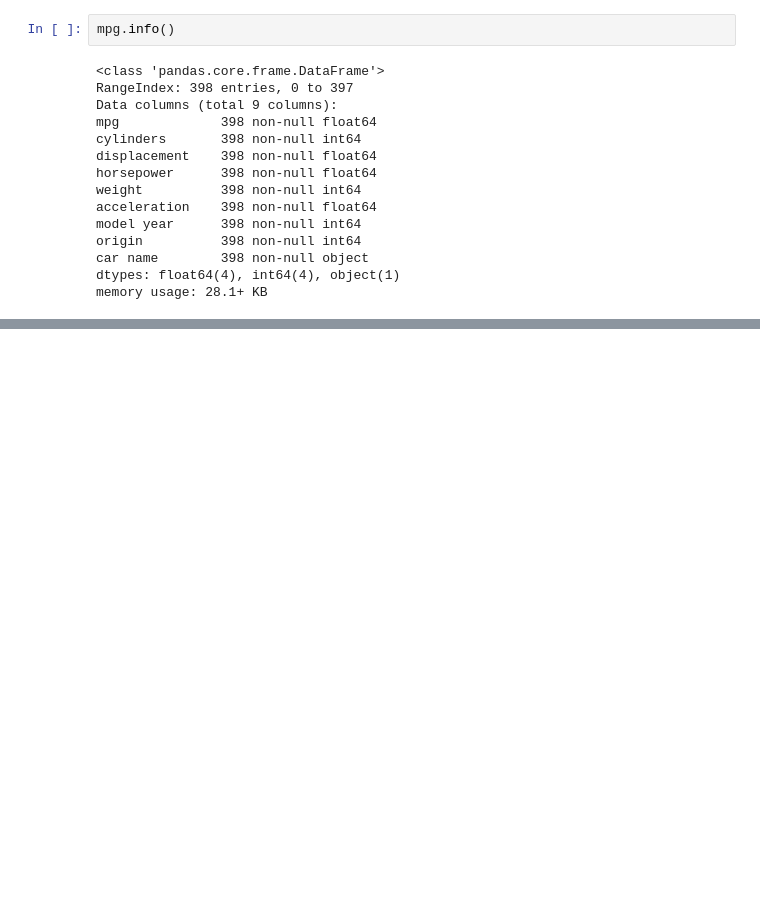
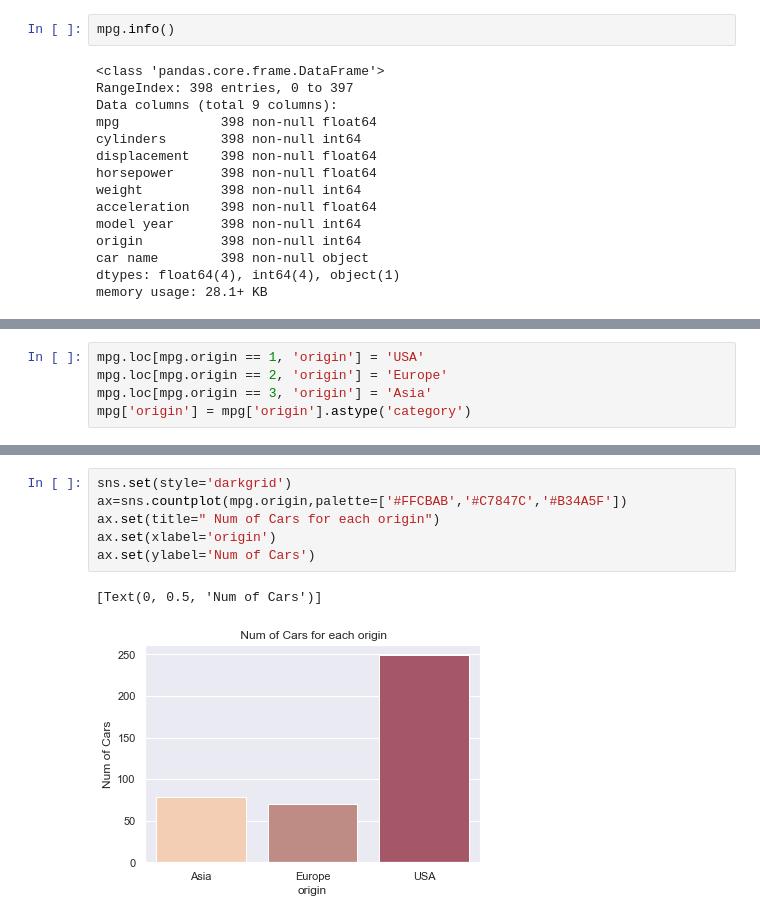
Before and after one commit to abdosabaa7/cat, a Jupyter notebook: mpg.ipynb, the cells around one changed output, grey strips where cells are left out. Drawn from its saved outputs; the diff is of its cells as text; blank space fills up the shorter version.

```diff
--- a/mpg.ipynb
+++ b/mpg.ipynb
@@ -95,0 +100,5 @@ memory usage: 28.1+ KB
+# %%
+mpg.loc[mpg.origin == 1, 'origin'] = 'USA'
+mpg.loc[mpg.origin == 2, 'origin'] = 'Europe'
+mpg.loc[mpg.origin == 3, 'origin'] = 'Asia'
+mpg['origin'] = mpg['origin'].astype('category')
@@ -116,0 +151,9 @@ mpg.loc[(mpg['weight']<2000) & (mpg['mpg']>35) & (mpg['cylinders']>=4) ,['car na
+# %%
+sns.set(style='darkgrid')
+ax=sns.countplot(mpg.origin,palette=['#FFCBAB','#C7847C','#B34A5F'])
+ax.set(title=" Num of Cars for each origin")
+ax.set(xlabel='origin')
+ax.set(ylabel='Num of Cars')
+# %% [output]
+[Text(0, 0.5, 'Num of Cars')]
+[figure, added]
```
Also changed, not shown: parts of 16 cells of this notebook.
